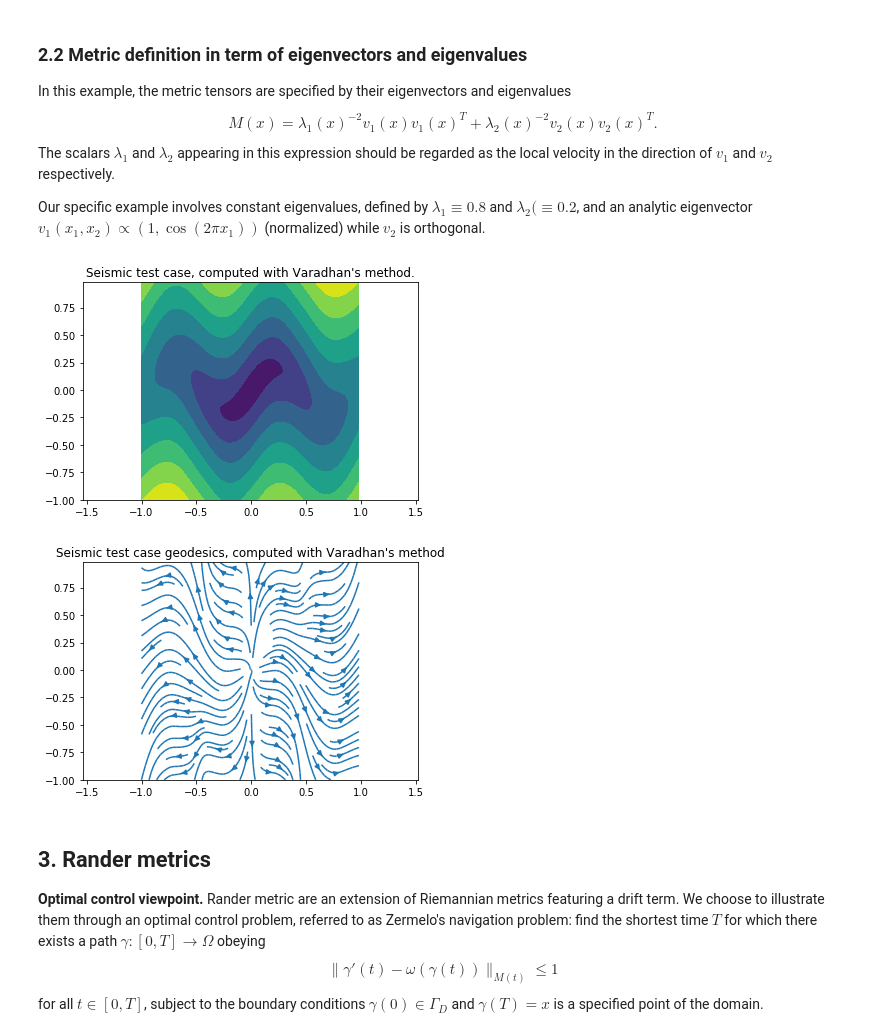
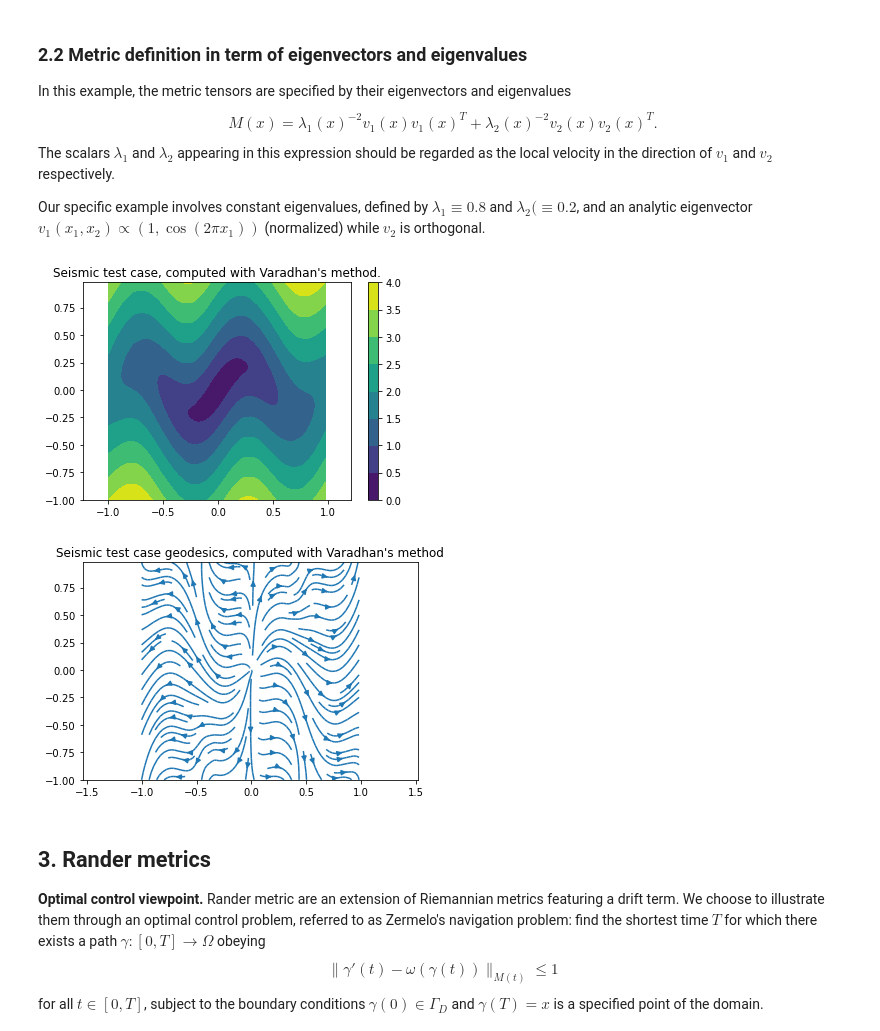
Before and after one commit to Mirebeau/AdaptiveGridDiscretizations, a Jupyter notebook: Notebooks_Div/VaradhanGeodesics.ipynb, the cells around one changed output. Drawn from its saved outputs; the diff is of its cells as text; code cells hidden in the pictures.

```diff
--- a/Notebooks_Div/VaradhanGeodesics.ipynb
+++ b/Notebooks_Div/VaradhanGeodesics.ipynb
@@ -405,17 +563,18 @@ The scalars $\lambda_1$ and $\lambda_2$ appearing in this expression should be r
 Our specific example involves constant eigenvalues, defined by $\lambda_1 \equiv 0.8$ and $\lambda_2( \equiv 0.2$, and an analytic eigenvector $v_1(x_1,x_2) \propto (1, \cos( 2 \pi x_1))$ (normalized) while $v_2$ is orthogonal.
 # %%
 # Create the domain
-gridScale = 0.02
-aX = np.arange(-1,1,gridScale); aY=aX;
-X,Y = np.meshgrid(aX,aY,indexing='ij')
-bounds=X.shape
+dx = 0.02
+aX = np.arange(-1,1,dx);
+X = np.array(np.meshgrid(aX,aX,indexing='ij'))
+shape = X.shape[1:]
 
 # Generate the metric
-eig1 = np.stack((np.full(bounds,1.),(np.pi/2)*np.cos(2*np.pi*X)))
+eig1 = np.stack((np.ones(shape),(np.pi/2)*np.cos(2*np.pi*X[0])))
 eig1 /= scipy.linalg.norm(eig1,axis=0)
 eig2 = np.stack( (eig1[1],-eig1[0]) )
 lambda1, lambda2 = 0.8, 0.2
 metric = lambda1**-2*lp.outer_self(eig1) + lambda2**-2*lp.outer_self(eig2)
+diff = lp.inverse(metric)
 
 # Generate the rhs
-rhs = MakeRHS([[0.,0.]], (aX,aY))
+rhs = MakeRHS([[0.,0.]], (aX,aX))
@@ -424,12 +581,14 @@ distance = RiemannianDistance(metric,rhs,gridScale)
+# %%
+distance = VaradhanDistance(diff,rhs,dx)
 # %%
 plt.axis('equal'); plt.title("Seismic test case, computed with Varadhan's method.")
-plt.contourf(X,Y,distance);
+plt.contourf(*X,distance); plt.colorbar();
 # %% [output]
-[figure, old version]
+[figure, new version]
 # %%
 flow = lp.solve_AV(metric,np.array(np.gradient(distance)))
 # %%
 plt.axis('equal'); plt.title("Seismic test case geodesics, computed with Varadhan's method")
-streamplot_ij(X,Y,*flow);
+streamplot_ij(*X,*flow);
 # %% [output]
-[figure, old version]
+[figure, new version]
```
Also changed, not shown: parts of 66 cells of this notebook, 3 other files.
